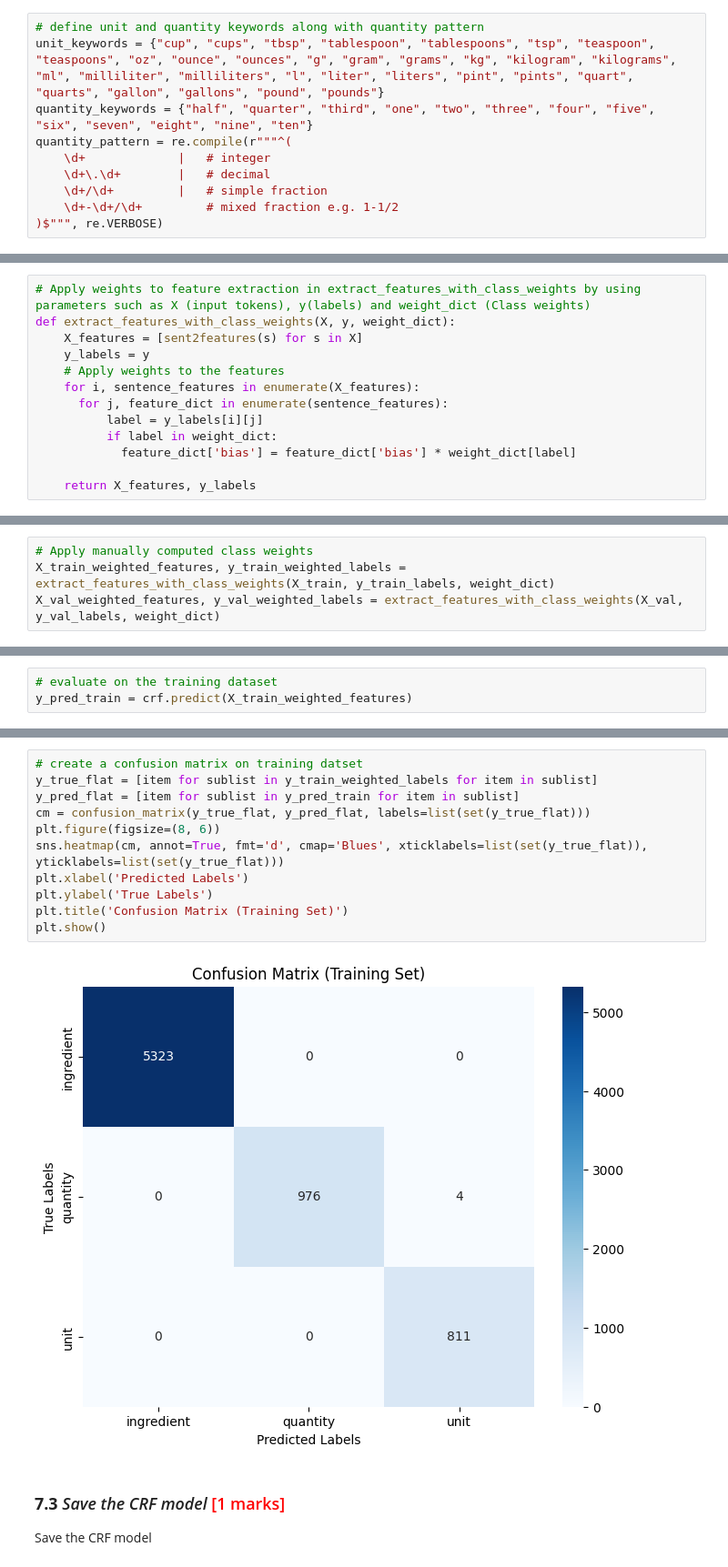
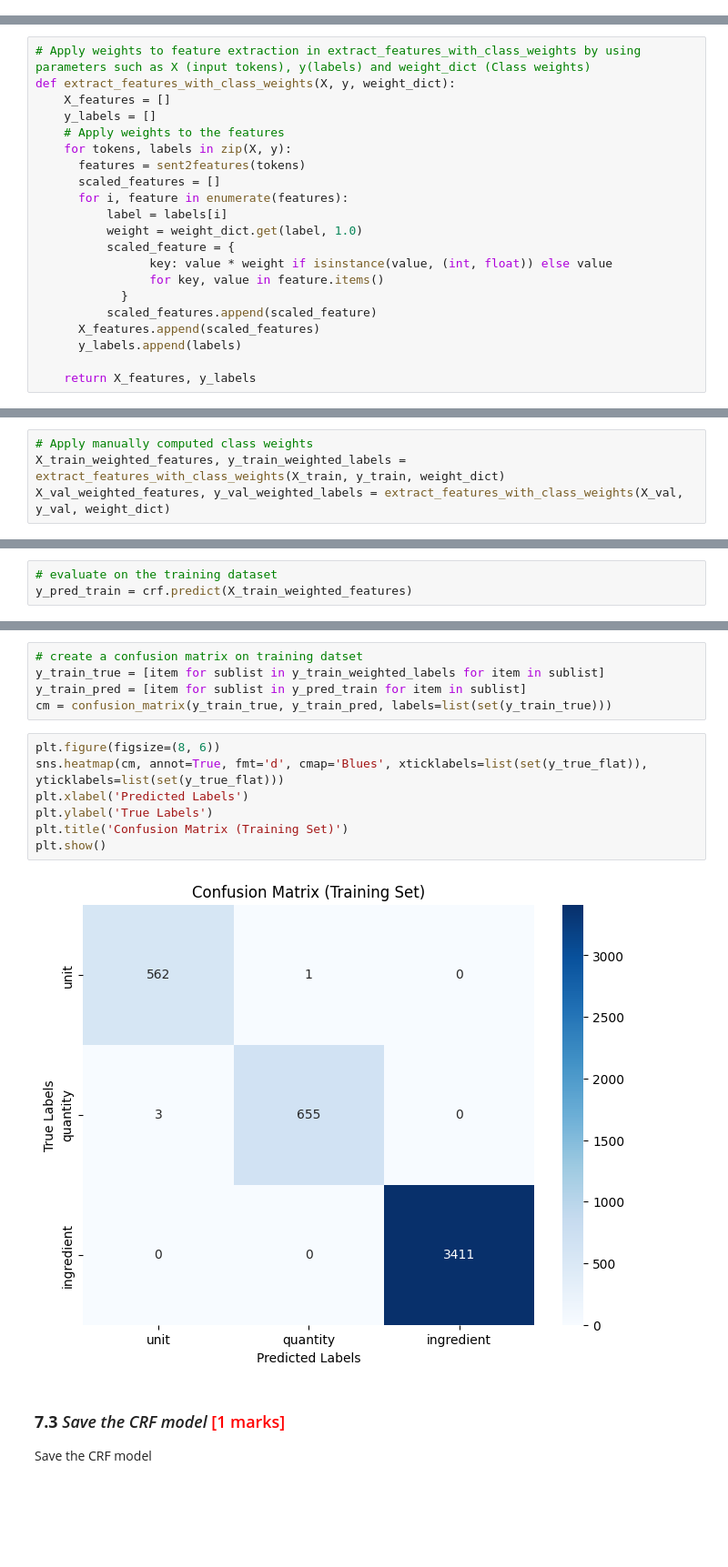
Before and after one commit to tva04/ner_recipes, a Jupyter notebook: Identifying_Key_Entities_Recipe_Data_anand.ipynb, the cells around one changed output, grey strips where cells are left out. Shown at 91% size. Cells and saved outputs as stored; diff of their text form; blank space fills up the shorter version.

```diff
--- a/Identifying_Key_Entities_Recipe_Data_anand.ipynb
+++ b/Identifying_Key_Entities_Recipe_Data_anand.ipynb
@@ -578,13 +600,3 @@ Create sets for **unit_keywords** and ***quantity_keywords*** and include all th
 Also suggested to use regex pattern as ***quantity_pattern*** to work with quantity in any format such as fractions, numbers and decimals.
 
 Then, load the spacy model and process the entire sentence
-# %%
-# define unit and quantity keywords along with quantity pattern
-unit_keywords = {"cup", "cups", "tbsp", "tablespoon", "tablespoons", "tsp", "teaspoon", "teaspoons", "oz", "ounce", "ounces", "g", "gram", "grams", "kg", "kilogram", "kilograms", "ml", "milliliter", "milliliters", "l", "liter", "liters", "pint", "pints", "quart", "quarts", "gallon", "gallons", "pound", "pounds"}
-quantity_keywords = {"half", "quarter", "third", "one", "two", "three", "four", "five", "six", "seven", "eight", "nine", "ten"}
-quantity_pattern = re.compile(r"""^(
-    \d+             |   # integer
-    \d+\.\d+        |   # decimal
-    \d+/\d+         |   # simple fraction
-    \d+-\d+/\d+         # mixed fraction e.g. 1-1/2
-)$""", re.VERBOSE)
@@ -843,14 +863,22 @@ Define a function ***extract_features_with_class_weights*** to work with trainin
 # %%
 # Apply weights to feature extraction in extract_features_with_class_weights by using parameters such as X (input tokens), y(labels) and weight_dict (Class weights)
 def extract_features_with_class_weights(X, y, weight_dict):
-    X_features = [sent2features(s) for s in X]
-    y_labels = y
+    X_features = []
+    y_labels = []
     # Apply weights to the features
-    for i, sentence_features in enumerate(X_features):
-      for j, feature_dict in enumerate(sentence_features):
-          label = y_labels[i][j]
-          if label in weight_dict:
-            feature_dict['bias'] = feature_dict['bias'] * weight_dict[label]
+    for tokens, labels in zip(X, y):
+      features = sent2features(tokens)
+      scaled_features = []
+      for i, feature in enumerate(features):
+          label = labels[i]
+          weight = weight_dict.get(label, 1.0)
+          scaled_feature = {
+                key: value * weight if isinstance(value, (int, float)) else value
+                for key, value in feature.items()
+            }
+          scaled_features.append(scaled_feature)
+      X_features.append(scaled_features)
+      y_labels.append(labels)
 
     return X_features, y_labels
 # %% [markdown]
@@ -859,8 +887,8 @@ def extract_features_with_class_weights(X, y, weight_dict):
 Create ***X_train_weighted_features*** and ***X_val_weighted_features*** for extracting training and validation features along with their weights by calling ***extract_features_with_class_weights*** on the datasets
 # %%
 # Apply manually computed class weights
-X_train_weighted_features, y_train_weighted_labels = extract_features_with_class_weights(X_train, y_train_labels, weight_dict)
-X_val_weighted_features, y_val_weighted_labels = extract_features_with_class_weights(X_val, y_val_labels, weight_dict)
+X_train_weighted_features, y_train_weighted_labels = extract_features_with_class_weights(X_train, y_train, weight_dict)
+X_val_weighted_features, y_val_weighted_labels = extract_features_with_class_weights(X_val, y_val, weight_dict)
 # %% [markdown]
 ## **7** Model Building and Training <font color = red>[10 marks]</font> <br>
 # %% [markdown]
@@ -914,16 +942,17 @@ weighted avg       1.00      1.00      1.00      7114
+# %%
+# create a confusion matrix on training datset
+y_train_true = [item for sublist in y_train_weighted_labels for item in sublist]
+y_train_pred = [item for sublist in y_pred_train for item in sublist]
+cm = confusion_matrix(y_train_true, y_train_pred, labels=list(set(y_train_true)))
 # %%
-# create a confusion matrix on training datset
-y_true_flat = [item for sublist in y_train_weighted_labels for item in sublist]
-y_pred_flat = [item for sublist in y_pred_train for item in sublist]
-cm = confusion_matrix(y_true_flat, y_pred_flat, labels=list(set(y_true_flat)))
 plt.figure(figsize=(8, 6))
 sns.heatmap(cm, annot=True, fmt='d', cmap='Blues', xticklabels=list(set(y_true_flat)), yticklabels=list(set(y_true_flat)))
 plt.xlabel('Predicted Labels')
 plt.ylabel('True Labels')
 plt.title('Confusion Matrix (Training Set)')
 plt.show()
 # %% [output]
-[figure, old version]
+[figure, new version]
 # %% [markdown]
 ### **7.3** *Save the CRF model* <font color = red>[1 marks]</font>
 Save the CRF model
```
Also changed, not shown: parts of 50 cells of this notebook.
